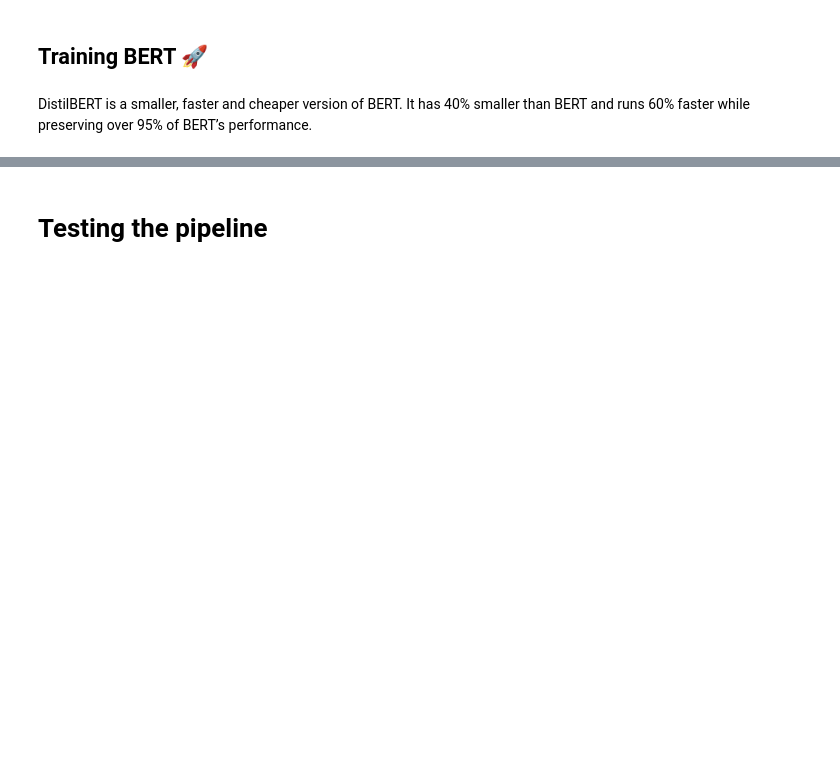
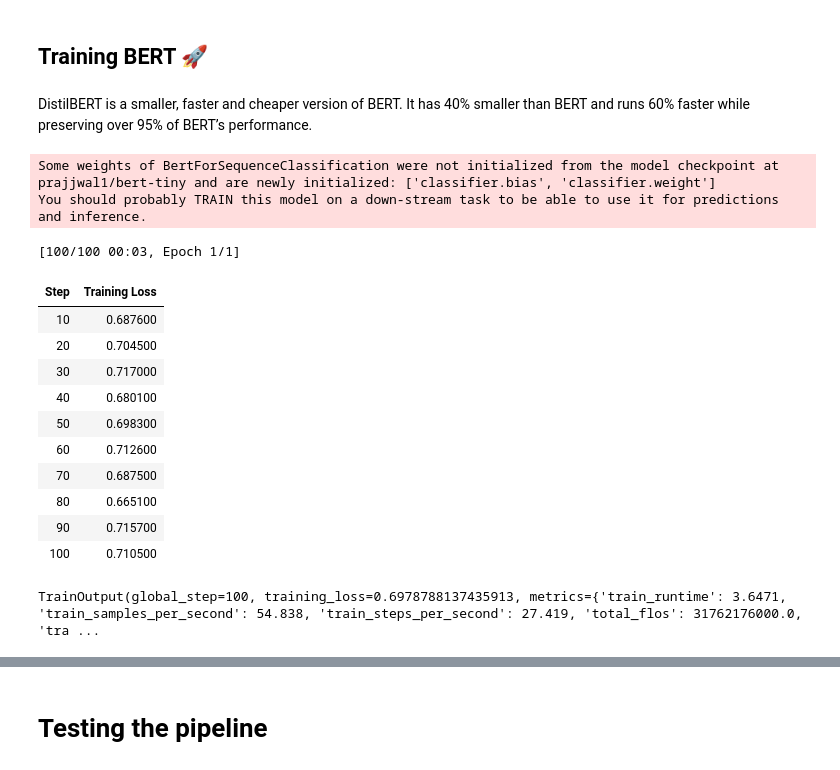
Before and after one commit to Rifaazs27/MLOps-Course-M2, a Jupyter notebook: labs/Lab2_SA_with_HuggingFace/Get_Started.ipynb, the cells around one changed output, grey strips where cells are left out. Cells and saved outputs as stored; diff of their text form; code cells hidden in the pictures; blank space fills up the shorter version.

```diff
--- a/labs/Lab2_SA_with_HuggingFace/Get_Started.ipynb
+++ b/labs/Lab2_SA_with_HuggingFace/Get_Started.ipynb
@@ -251,3 +180,82 @@ for epoch in range(num_epochs):
+# %%
+from transformers import AutoModelForSequenceClassification, AutoTokenizer, DataCollatorWithPadding
+from transformers import TrainingArguments, Trainer
+from sklearn.metrics import accuracy_score, precision_recall_fscore_support
+from datasets import load_dataset
+
+# Dataset
+dataset = load_dataset("imdb")
+
+# Sous-ensemble ultra léger
+small_train = dataset["train"].shuffle(seed=42).select(range(200))
+small_test = dataset["test"].shuffle(seed=42).select(range(50))
+
+# Modèle tiny
+model_name = "prajjwal1/bert-tiny"
+model = AutoModelForSequenceClassification.from_pretrained(model_name, num_labels=2)
+tokenizer = AutoTokenizer.from_pretrained(model_name)
+
+# Tokenisation courte
+def tokenize_function(examples):
+    return tokenizer(examples["text"], padding="max_length", truncation=True, max_length=64)
+
+tokenized_train = small_train.map(tokenize_function, batched=True, remove_columns=["text"])
+tokenized_test = small_test.map(tokenize_function, batched=True, remove_columns=["text"])
+
+# Data collator
+data_collator = DataCollatorWithPadding(tokenizer=tokenizer)
+
+# Metrics
+def compute_metrics(eval_pred):
+    logits, labels = eval_pred
+    predictions = logits.argmax(axis=-1)
+    precision, recall, f1, _ = precision_recall_fscore_support(labels, predictions, average='binary')
+    acc = accuracy_score(labels, predictions)
+    return {"accuracy": acc, "f1": f1, "precision": precision, "recall": recall}
+
+# Training arguments
+training_args = TrainingArguments(
+    output_dir="tiny-sentiment",
+    learning_rate=2e-5,
+    per_device_train_batch_size=2,
+    per_device_eval_batch_size=2,
+    num_train_epochs=1,
+    weight_decay=0.01,
+    save_strategy="epoch",
+    push_to_hub=False,
+    logging_dir="logs",
+    logging_steps=10
+)
+
+# Trainer
+trainer = Trainer(
+    model=model,
+    args=training_args,
+    train_dataset=tokenized_train,
+    eval_dataset=tokenized_test,
+    tokenizer=tokenizer,
+    data_collator=data_collator,
+    compute_metrics=compute_metrics,
+)
+
+# Train
+trainer.train()
+# %% [output]
+Some weights of BertForSequenceClassification were not initialized from the model checkpoint at prajjwal1/bert-tiny and are newly initialized: ['classifier.bias', 'classifier.weight']
+You should probably TRAIN this model on a down-stream task to be able to use it for predictions and inference.
+[100/100 00:03, Epoch 1/1]
+| Step | Training Loss |
+| 10 | 0.687600 |
+| 20 | 0.704500 |
+| 30 | 0.717000 |
+| 40 | 0.680100 |
+| 50 | 0.698300 |
+| 60 | 0.712600 |
+| 70 | 0.687500 |
+| 80 | 0.665100 |
+| 90 | 0.715700 |
+| 100 | 0.710500 |
+TrainOutput(global_step=100, training_loss=0.6978788137435913, metrics={'train_runtime': 3.6471, 'train_samples_per_second': 54.838, 'train_steps_per_second': 27.419, 'total_flos': 31762176000.0, 'tra ...
 # %%
 trainer.evaluate()
 # %% [output]
```
Also changed, not shown: parts of 9 cells of this notebook, 1 other file.
